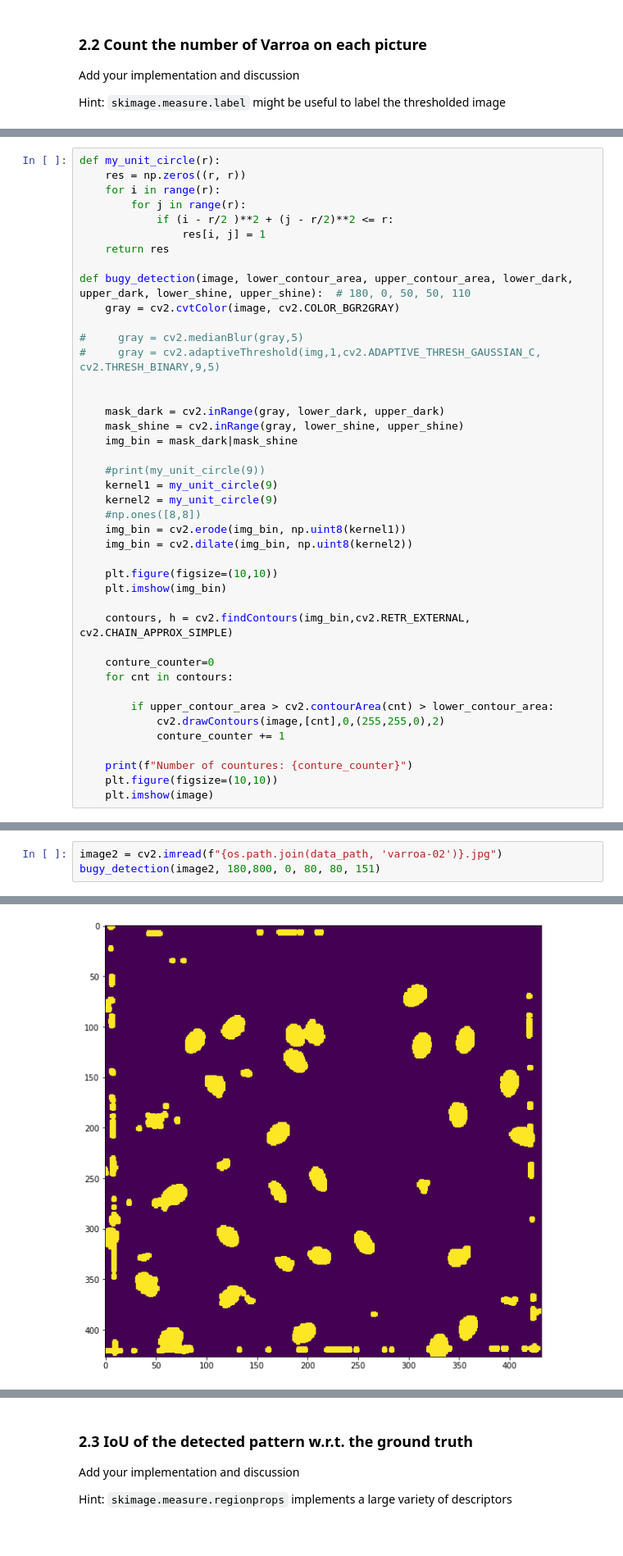
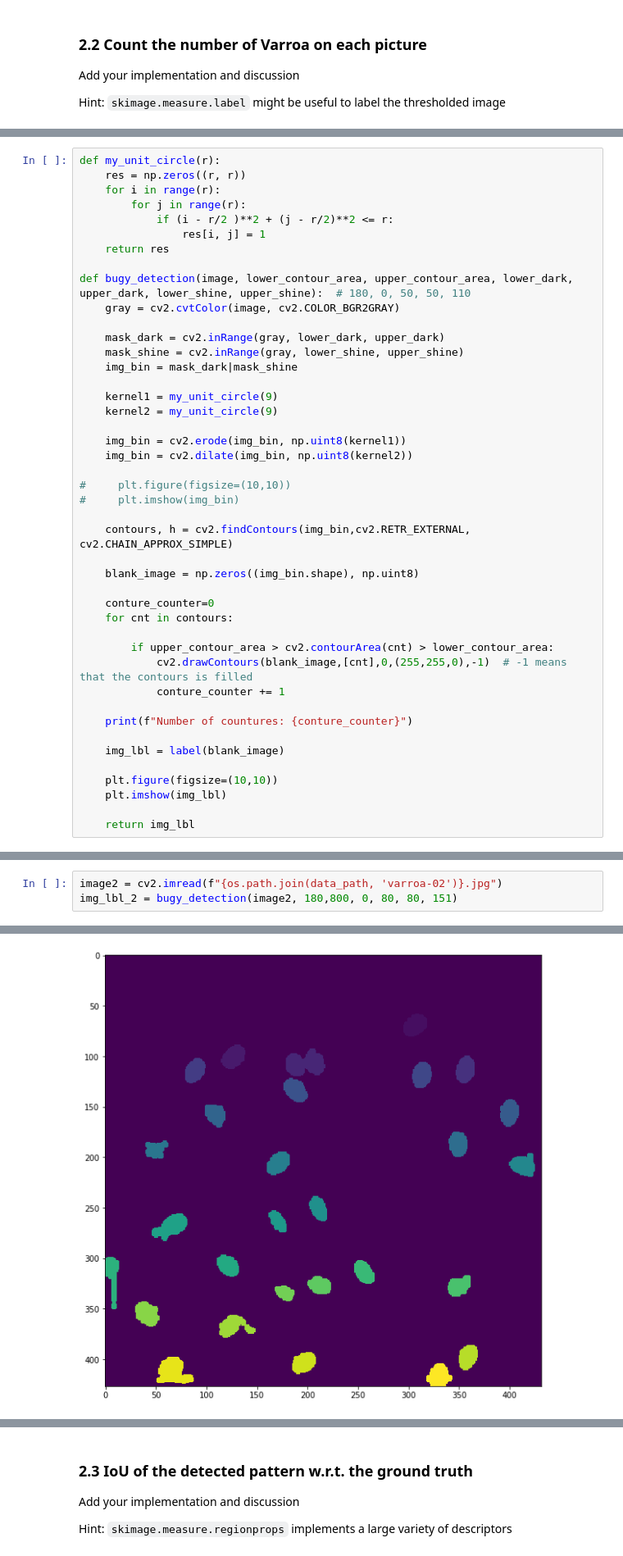
Before and after one commit to JelenaBanjac/image-analysis, a Jupyter notebook: labs/lab_01_segmentation.ipynb, the cells around one changed output, grey strips where cells are left out. Shown at 82% size. Drawn from its saved outputs; the diff is of its cells as text.

Commit message:
add init labeling and regionprops implementations

```diff
--- a/labs/lab_01_segmentation.ipynb
+++ b/labs/lab_01_segmentation.ipynb
@@ -321,35 +323,37 @@ def my_unit_circle(r):
 def bugy_detection(image, lower_contour_area, upper_contour_area, lower_dark, upper_dark, lower_shine, upper_shine):  # 180, 0, 50, 50, 110
     gray = cv2.cvtColor(image, cv2.COLOR_BGR2GRAY)
 
-#     gray = cv2.medianBlur(gray,5)
-#     gray = cv2.adaptiveThreshold(img,1,cv2.ADAPTIVE_THRESH_GAUSSIAN_C, cv2.THRESH_BINARY,9,5)
-
-
     mask_dark = cv2.inRange(gray, lower_dark, upper_dark)
     mask_shine = cv2.inRange(gray, lower_shine, upper_shine)
     img_bin = mask_dark|mask_shine
 
-    #print(my_unit_circle(9))
     kernel1 = my_unit_circle(9)
     kernel2 = my_unit_circle(9)
-    #np.ones([8,8])
+
     img_bin = cv2.erode(img_bin, np.uint8(kernel1))
     img_bin = cv2.dilate(img_bin, np.uint8(kernel2))
 
-    plt.figure(figsize=(10,10))
-    plt.imshow(img_bin)
+#     plt.figure(figsize=(10,10))
+#     plt.imshow(img_bin)
 
     contours, h = cv2.findContours(img_bin,cv2.RETR_EXTERNAL, cv2.CHAIN_APPROX_SIMPLE)
+
+    blank_image = np.zeros((img_bin.shape), np.uint8)
 
     conture_counter=0
     for cnt in contours:
 
         if upper_contour_area > cv2.contourArea(cnt) > lower_contour_area:
-            cv2.drawContours(image,[cnt],0,(255,255,0),2)
+            cv2.drawContours(blank_image,[cnt],0,(255,255,0),-1)  # -1 means that the contours is filled
             conture_counter += 1
 
     print(f"Number of countures: {conture_counter}")
+
+    img_lbl = label(blank_image)
+
     plt.figure(figsize=(10,10))
-    plt.imshow(image)
+    plt.imshow(img_lbl)
+
+    return img_lbl
 # %%
 image1 = cv2.imread(f"{os.path.join(data_path, 'varroa-01')}.jpg")
@@ -361,6 +364,6 @@ Number of countures: 3
 # %%
 image2 = cv2.imread(f"{os.path.join(data_path, 'varroa-02')}.jpg")
-bugy_detection(image2, 180,800, 0, 80, 80, 151)
+img_lbl_2 = bugy_detection(image2, 180,800, 0, 80, 80, 151)
 # %% [output]
 Number of countures: 28
-[figure, old version]
+[figure, new version]
```
Also changed, not shown: parts of 11 cells of this notebook.
